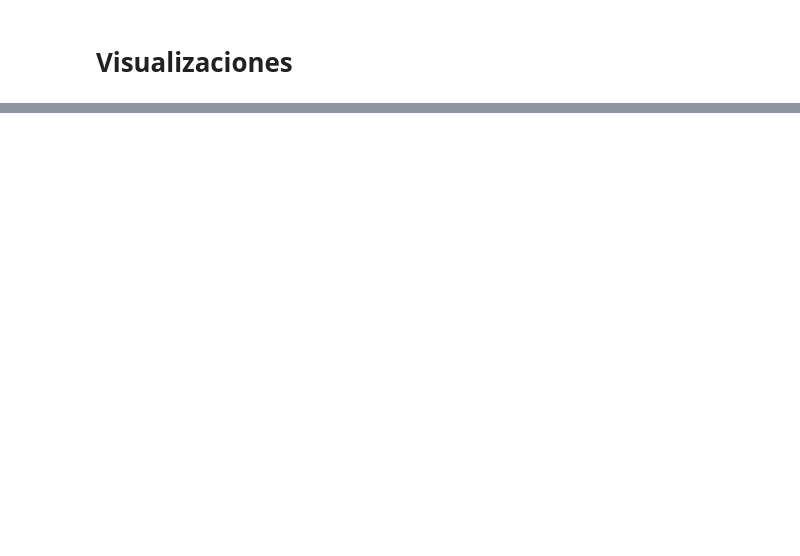
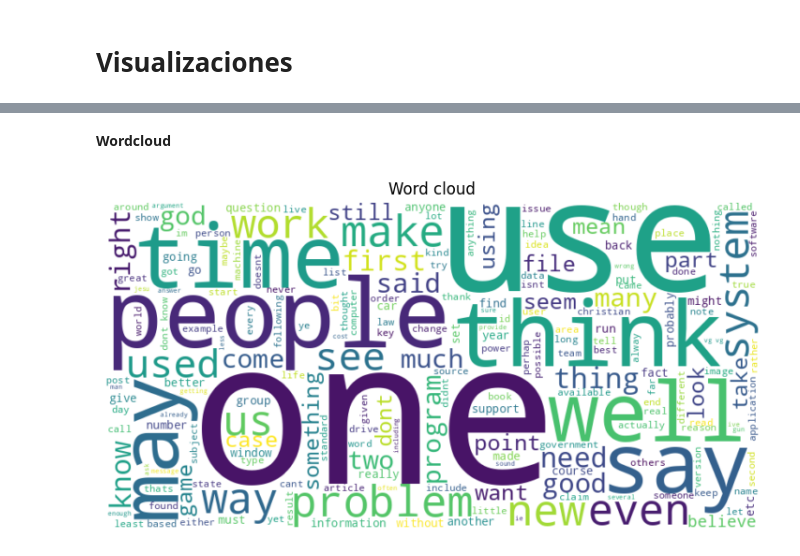
Before and after one commit to jonathanahc/PLN_Practicas, a Jupyter notebook: Agrupamiento_de_textos.ipynb, the cells around one changed output, grey strips where cells are left out. Saved outputs shown, nothing was run; the diff lists cells and outputs as text; code cells hidden in the pictures; blank space fills up the shorter version.

```diff
--- a/Agrupamiento_de_textos.ipynb
+++ b/Agrupamiento_de_textos.ipynb
@@ -297,0 +316,12 @@ plt.show()
+# %% [markdown]
+**Wordcloud**
+# %%
+texto_tokens = ' '.join([' '.join(doc) for doc in docs_tokens])
+wordcloud1 = WordCloud(width=800, height=400, background_color='white').generate(texto_tokens)
+plt.figure(figsize=(9, 5))
+plt.imshow(wordcloud1, interpolation='bilinear')
+plt.axis('off')
+plt.title('Word cloud')
+plt.show()
+# %% [output]
+[figure, added]
```
Also changed, not shown: parts of 30 cells of this notebook.
